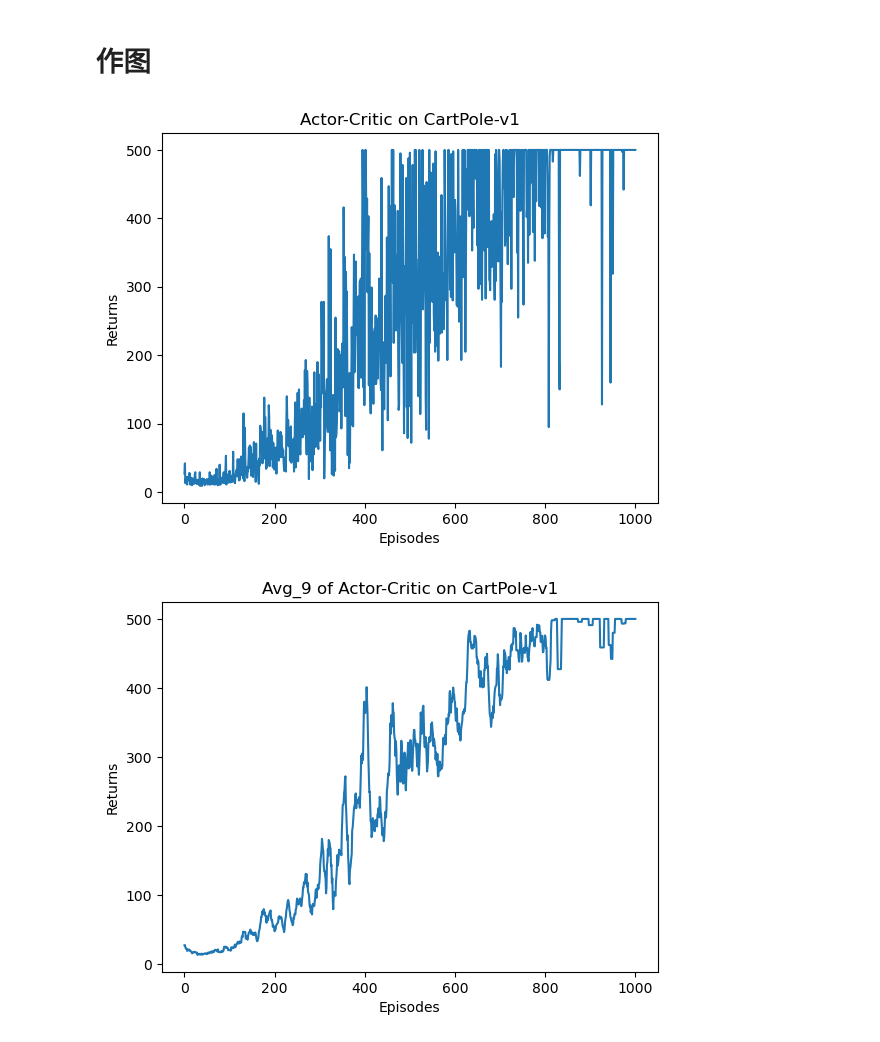
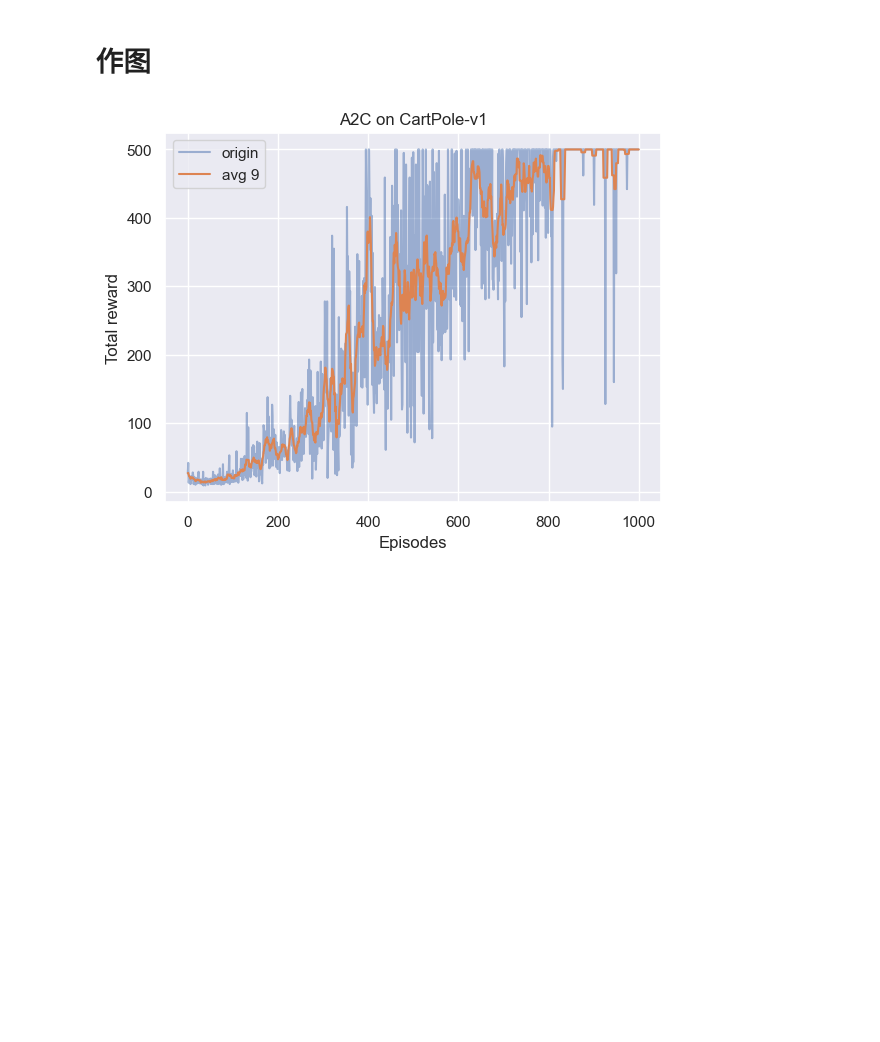
Before and after one commit to Aegis1863/ML_practice, a Jupyter notebook: 强化学习笔记/10_Actor-Critic.ipynb, the cells around one changed output. Saved outputs shown, nothing was run; the diff lists cells and outputs as text; code cells hidden in the pictures; blank space fills up the shorter version.

```diff
--- a/强化学习笔记/10_Actor-Critic.ipynb
+++ b/强化学习笔记/10_Actor-Critic.ipynb
@@ -129,30 +133,12 @@ s_epoch, s_episode, reward_list = read_ckp(CKP_PATH)
 # %% [markdown]
 # 训练函数
 # %%
-return_list = rl_utils.train_on_policy_agent(env,
-                                             agent,
-                                             s_epoch=s_epoch,
-                                             total_epoch=10,
-                                             s_episode=s_episode,
-                                             total_episode=100,
-                                             reward_list=reward_list,
-                                             ckp_path=CKP_PATH)
+rl_utils.train_on_policy_agent(env, agent, s_epoch=s_epoch,  total_epoch=10,
+                               s_episode=s_episode, total_episode=100,
+                               reward_list=reward_list, ckp_path=CKP_PATH)
 # %% [markdown]
 # 作图
-# %%
-episodes_list = list(range(len(return_list)))
-plt.plot(episodes_list, return_list)
-plt.xlabel('Episodes')
-plt.ylabel('Returns')
-plt.title('Actor-Critic on {}'.format(env_name))
-plt.show()
-
-mv_return = rl_utils.moving_average(return_list, 9)
-plt.plot(episodes_list, mv_return)
-plt.xlabel('Episodes')
-plt.ylabel('Returns')
-plt.title('Avg_9 of Actor-Critic on {}'.format(env_name))
-plt.show()
-# %% [output]
-[figure, removed]
-[figure, removed]
+# %%
+rl_utils.picture_reward(reward_list, 'A2C', env_name, 9)
+# %% [output]
+[figure, added]
```
Also changed, not shown: parts of 4 cells of this notebook, 4 other files.
